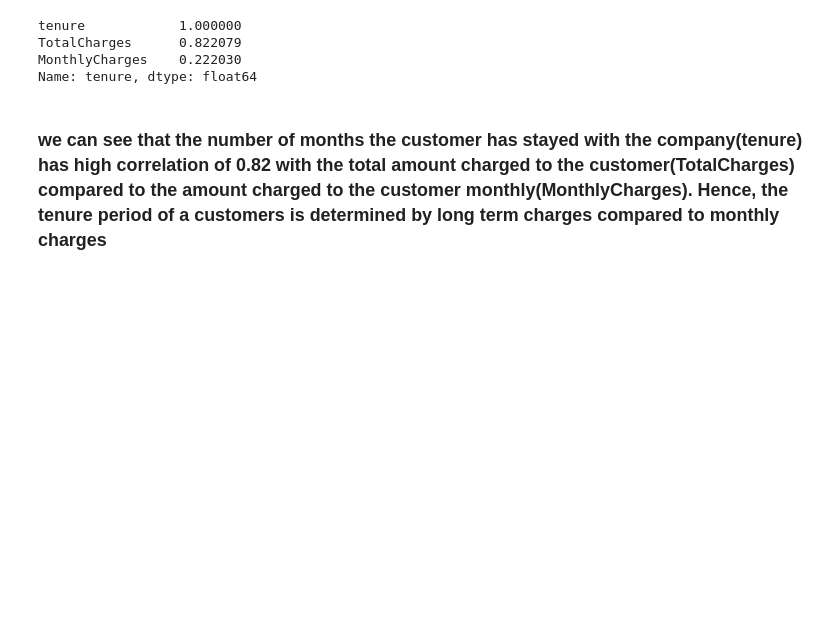
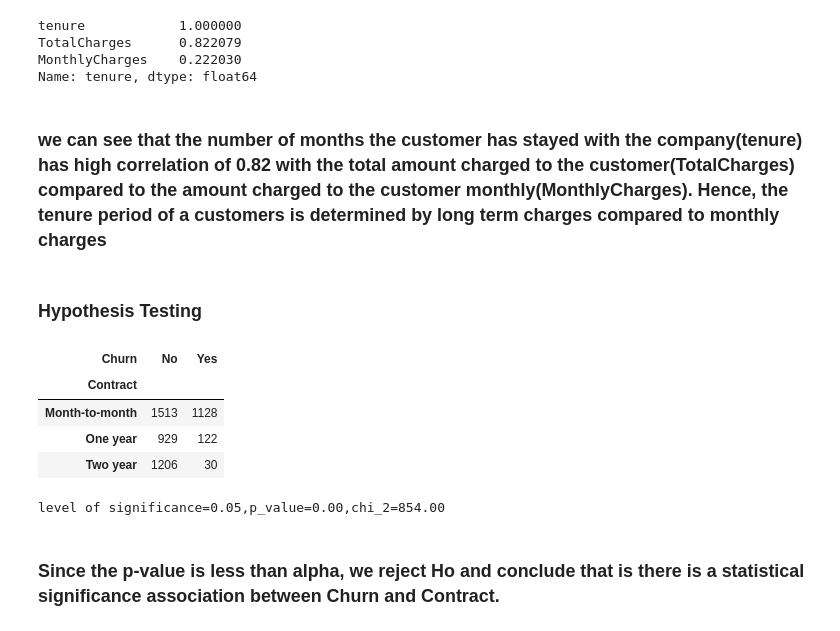
Before and after one commit to phinmaiyo/Telco-Churn-Analysis, a Jupyter notebook: Telco_Churn.ipynb, the cells around one changed output. Drawn from its saved outputs; the diff is of its cells as text; code cells hidden in the pictures; blank space fills up the shorter version.

```diff
--- a/Telco_Churn.ipynb
+++ b/Telco_Churn.ipynb
@@ -1303,3 +1306,22 @@ MonthlyCharges    0.222030
 Name: tenure, dtype: float64
 # %% [markdown]
 ### we can see that the number of months the customer has stayed with the company(tenure) has high correlation of 0.82 with the total amount charged to the customer(TotalCharges) compared to the amount charged to the customer monthly(MonthlyCharges). Hence, the tenure period of a customers is determined by long term charges compared to monthly charges
+# %% [markdown]
+### Hypothesis Testing
+# %%
+gc=pd.crosstab(df_train.Contract,df_train.Churn)
+gc
+# %% [output]
+| Churn | No | Yes |
+| Contract |  |  |
+| Month-to-month | 1513 | 1128 |
+| One year | 929 | 122 |
+| Two year | 1206 | 30 |
+# %%
+chi_2,p_value,gol,frequency=chi2_contingency(gc,correction=False)
+alpha=0.05
+print('level of significance=%.2f,p_value=%.2f,chi_2=%.2f'%(alpha,p_value,chi_2))
+# %% [output]
+level of significance=0.05,p_value=0.00,chi_2=854.00
+# %% [markdown]
+### Since the p-value is less than alpha, we reject Ho and conclude that is there is a statistical significance association between Churn and Contract.
```
Also changed, not shown: parts of 3 cells of this notebook.
